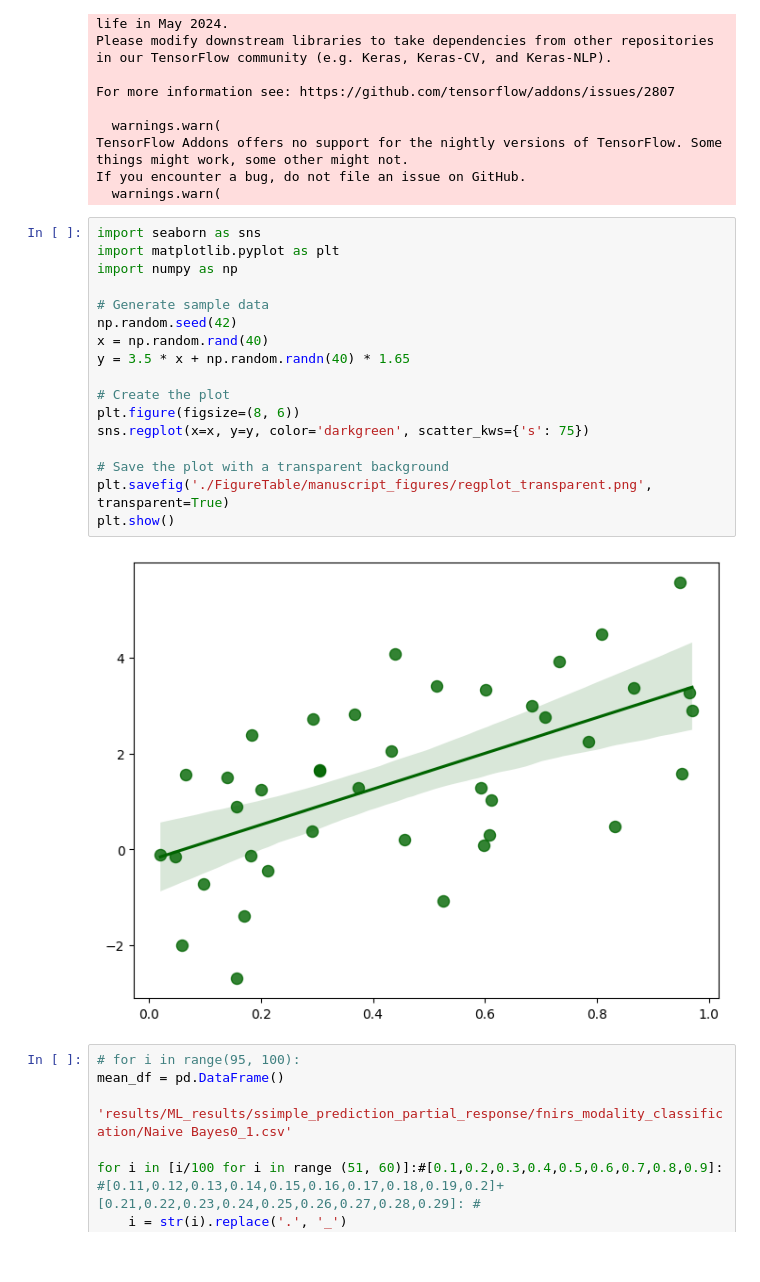
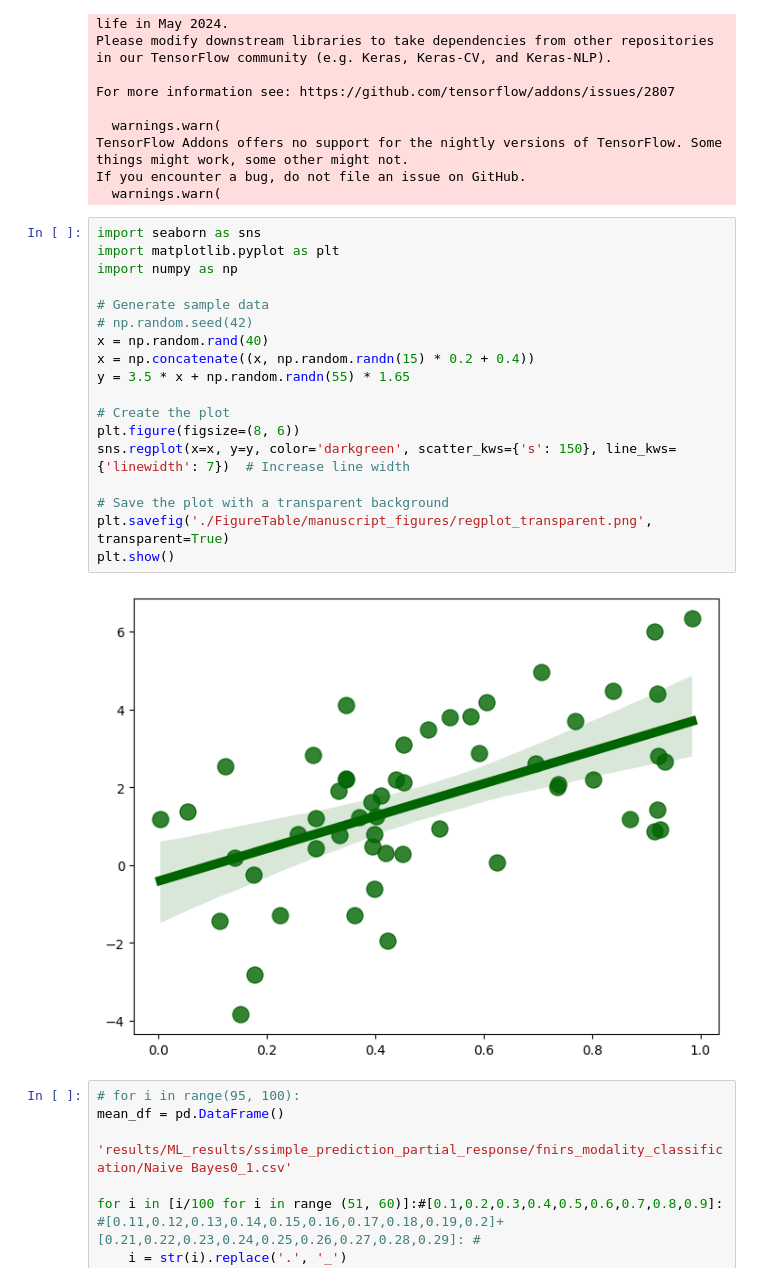
Before and after one commit to jinyuanwong/fnirs-treatment-response-prediction, a Jupyter notebook: playground.ipynb, the cells around one changed output. Saved outputs shown, nothing was run; the diff lists cells and outputs as text.

```diff
--- a/playground.ipynb
+++ b/playground.ipynb
@@ -46,22 +46,23 @@ If you encounter a bug, do not file an issue on GitHub.
 # %%
 import seaborn as sns
 import matplotlib.pyplot as plt
 import numpy as np
 
 # Generate sample data
-np.random.seed(42)
+# np.random.seed(42)
 x = np.random.rand(40)
-y = 3.5 * x + np.random.randn(40) * 1.65
+x = np.concatenate((x, np.random.randn(15) * 0.2 + 0.4))
+y = 3.5 * x + np.random.randn(55) * 1.65
 
 # Create the plot
 plt.figure(figsize=(8, 6))
-sns.regplot(x=x, y=y, color='darkgreen', scatter_kws={'s': 75})
+sns.regplot(x=x, y=y, color='darkgreen', scatter_kws={'s': 150}, line_kws={'linewidth': 7})  # Increase line width
 
 # Save the plot with a transparent background
 plt.savefig('./FigureTable/manuscript_figures/regplot_transparent.png', transparent=True)
 plt.show()
 # %% [output]
-[figure, old version]
+[figure, new version]
 # %%
 # for i in range(95, 100):
 mean_df = pd.DataFrame()
```
Also changed, not shown: 1 other file.
